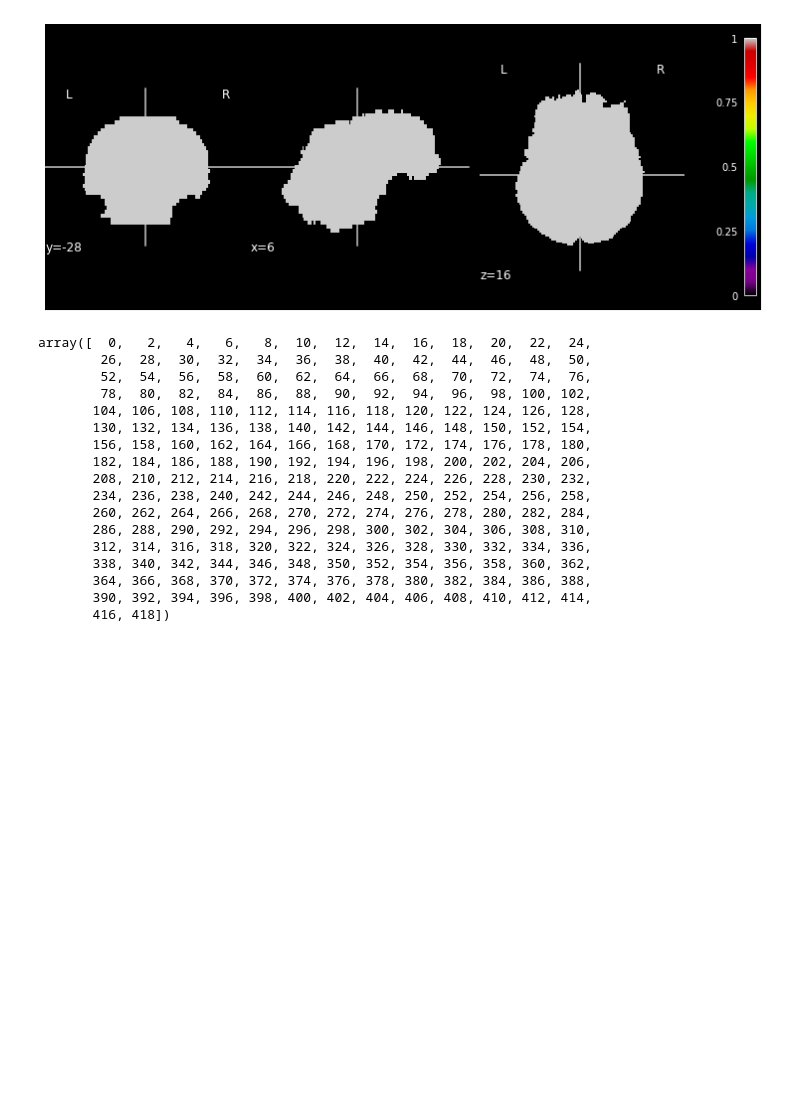
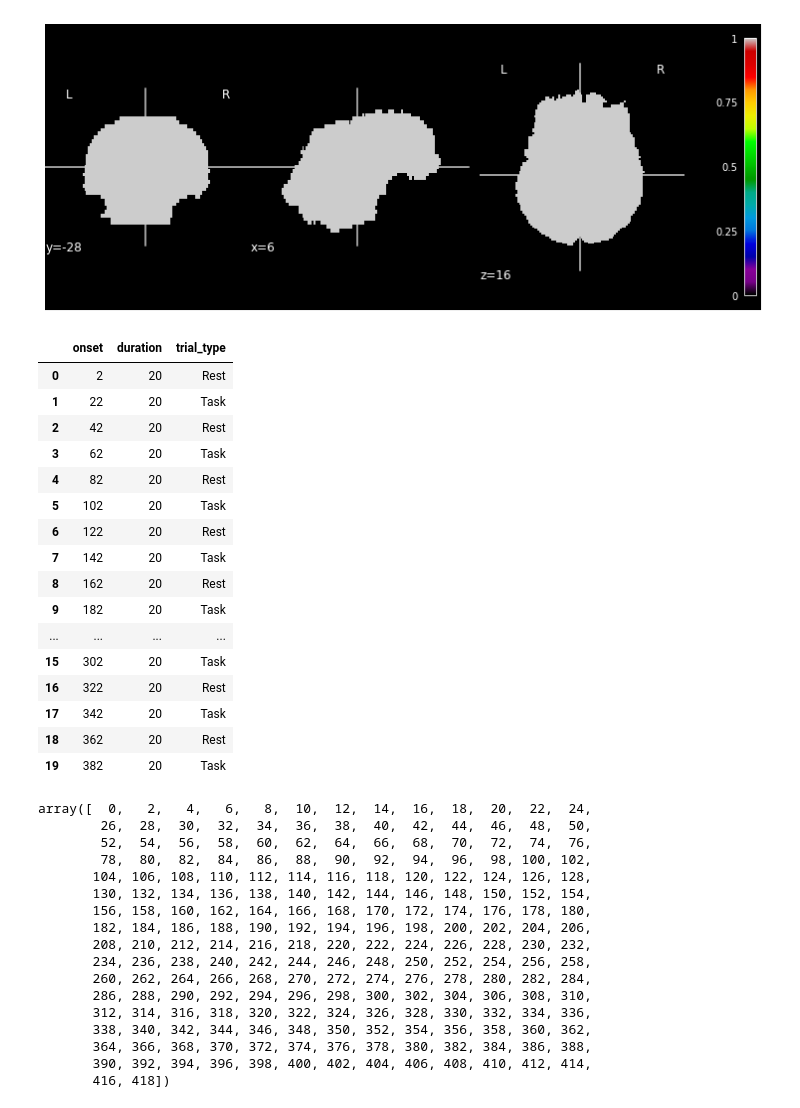
Before and after one commit to mrpotato180/final_project_neuroim, a Jupyter notebook: Notebook_fMRI.ipynb, the cells around one changed output. Cells and saved outputs as stored; diff of their text form; code cells hidden in the pictures; blank space fills up the shorter version.

```diff
--- a/Notebook_fMRI.ipynb
+++ b/Notebook_fMRI.ipynb
@@ -331,3 +460,32 @@ events
+# %%
+events_ = pd.read_table('C:/Users/vctrf/Documents/Quatrimestre_2/Neuroimagen/proyecto Neuroimagen/task-eegfmriNF_events.tsv')
+#events_ = pd.read_table('/Users/juliagarciacornet/Desktop/Q4/Neuroimatge/project/task-eegfmriNF_events.tsv')
+
+
+
+del events_['stim_file']
+
+events=events_.replace({'Task-NF':'Task'})
+
+events
+# %% [output]
+|  | onset | duration | trial_type |
+| 0 | 2 | 20 | Rest |
+| 1 | 22 | 20 | Task |
+| 2 | 42 | 20 | Rest |
+| 3 | 62 | 20 | Task |
+| 4 | 82 | 20 | Rest |
+| 5 | 102 | 20 | Task |
+| 6 | 122 | 20 | Rest |
+| 7 | 142 | 20 | Task |
+| 8 | 162 | 20 | Rest |
+| 9 | 182 | 20 | Task |
+| ... | ... | ... | ... |
+| 15 | 302 | 20 | Task |
+| 16 | 322 | 20 | Rest |
+| 17 | 342 | 20 | Task |
+| 18 | 362 | 20 | Rest |
+| 19 | 382 | 20 | Task |
 # %%
 import numpy as np
 tr = 2  # repetition time of MRI scans is 7 seconds
```
Also changed, not shown: parts of 22 cells of this notebook, 1 other file.
